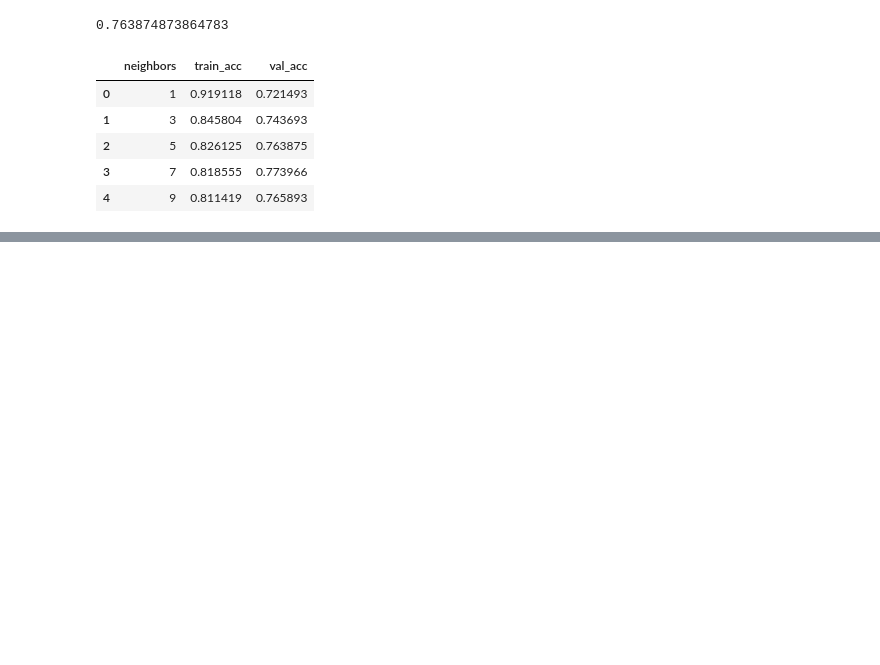
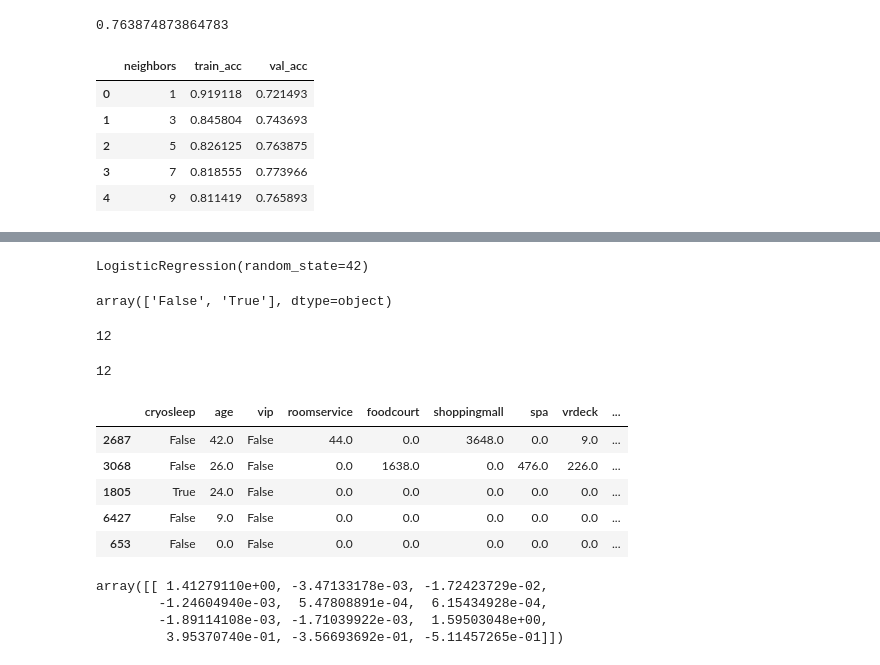
Before and after one commit to shawn-brown12/classification-exercises, a Jupyter notebook: classification_modeling_lessons.ipynb, the cells around one changed output, grey strips where cells are left out. Cells and saved outputs as stored; diff of their text form; code cells hidden in the pictures; blank space fills up the shorter version.

```diff
--- a/classification_modeling_lessons.ipynb
+++ b/classification_modeling_lessons.ipynb
@@ -353,0 +358,34 @@ knn_metrics
+# %%
+logit = LogisticRegression(random_state=seed)
+# %%
+logit.fit(X_train, y_train)
+# %% [output]
+LogisticRegression(random_state=42)
+# %%
+logit.classes_
+# %% [output]
+array(['False', 'True'], dtype=object)
+# %%
+len(logit.coef_[0])
+# %% [output]
+12
+# %%
+len(X_train.columns)
+# %% [output]
+12
+# %%
+X_train.head()
+# %% [output]
+|  | cryosleep | age | vip | roomservice | foodcourt | shoppingmall | spa | vrdeck | ... |
+| 2687 | False | 42.0 | False | 44.0 | 0.0 | 3648.0 | 0.0 | 9.0 | ... |
+| 3068 | False | 26.0 | False | 0.0 | 1638.0 | 0.0 | 476.0 | 226.0 | ... |
+| 1805 | True | 24.0 | False | 0.0 | 0.0 | 0.0 | 0.0 | 0.0 | ... |
+| 6427 | False | 9.0 | False | 0.0 | 0.0 | 0.0 | 0.0 | 0.0 | ... |
+| 653 | False | 0.0 | False | 0.0 | 0.0 | 0.0 | 0.0 | 0.0 | ... |
+# %%
+logit.coef_
+# %% [output]
+array([[ 1.41279110e+00, -3.47133178e-03, -1.72423729e-02,
+        -1.24604940e-03,  5.47808891e-04,  6.15434928e-04,
+        -1.89114108e-03, -1.71039922e-03,  1.59503048e+00,
+         3.95370740e-01, -3.56693692e-01, -5.11457265e-01]])
```
Also changed, not shown: parts of 24 cells of this notebook, 3 other files.
